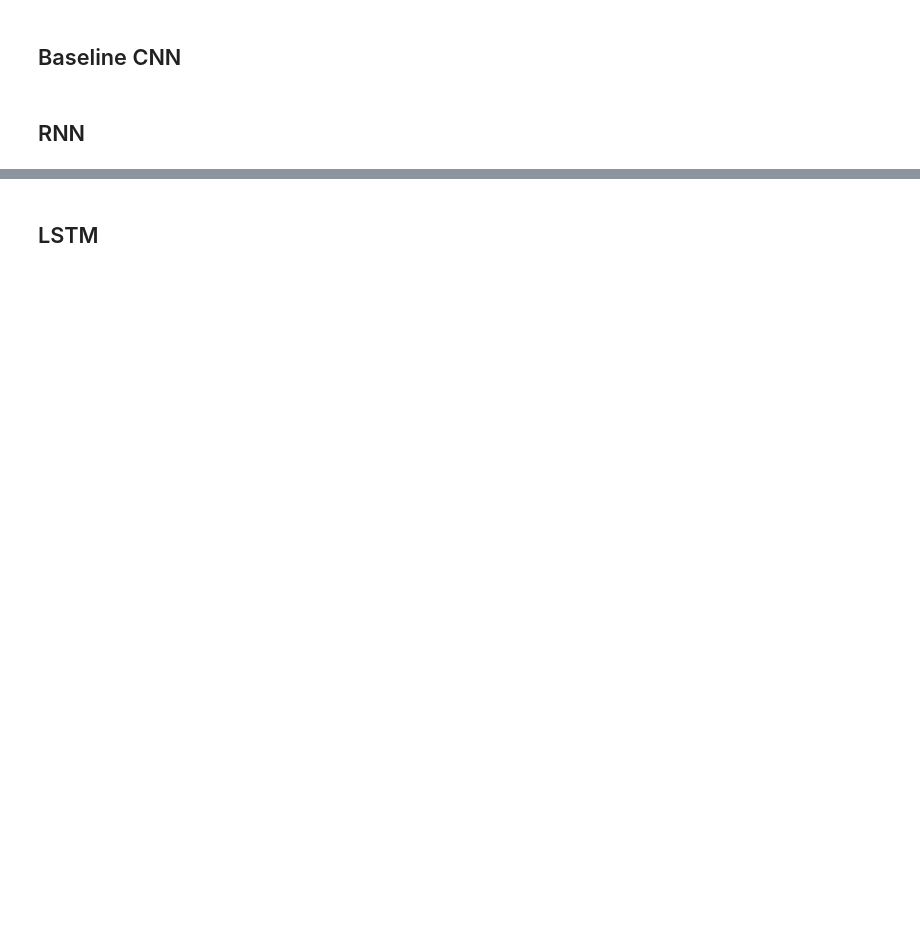
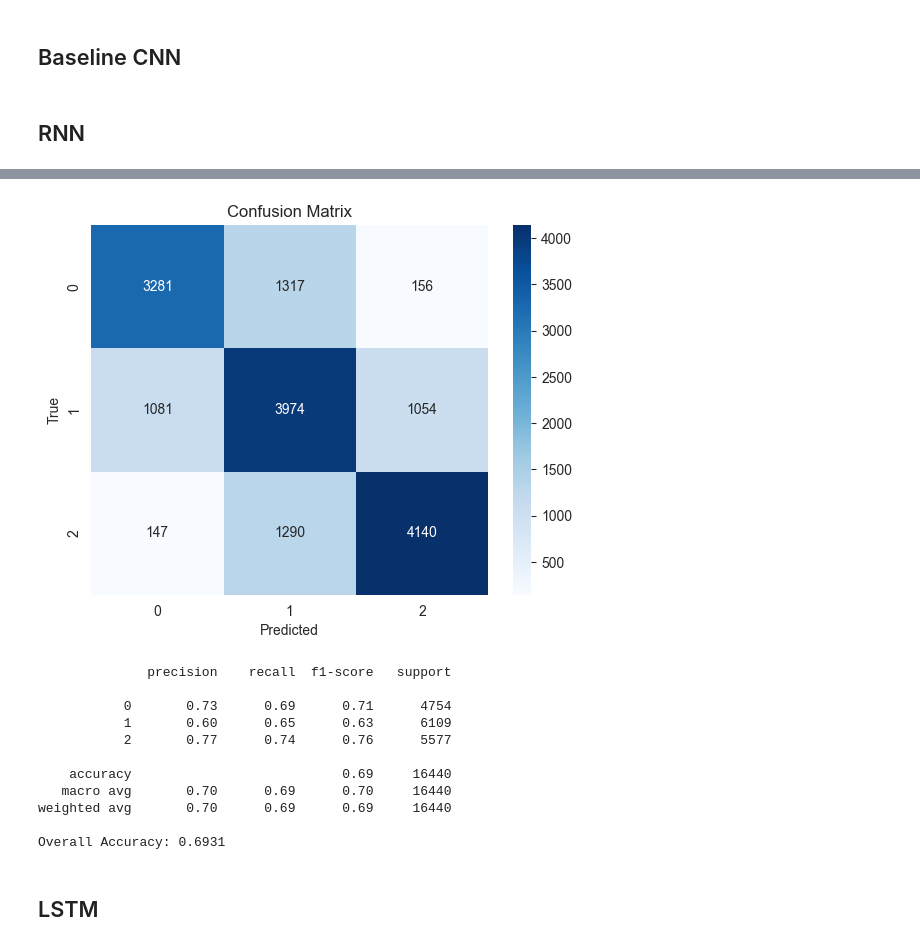
Before and after one commit to balechon/NLP_Laboratorios, a Jupyter notebook: Laboratorio5.ipynb, the cells around one changed output, grey strips where cells are left out. Cells and saved outputs as stored; diff of their text form; code cells hidden in the pictures; blank space fills up the shorter version.

```diff
--- a/Laboratorio5.ipynb
+++ b/Laboratorio5.ipynb
@@ -140,0 +326,56 @@ creamos los embeddings
+# %%
+def predict(model, loader, device):
+    model.eval()
+    all_preds = []
+    all_labels = []
+    all_probs = []  # Para almacenar las probabilidades
+
+    with torch.no_grad():
+        for batch in tqdm(loader, desc="Predicting"):
+            text, labels = batch
+            text, labels = text.to(device), labels.to(device)
+            output = model(text)
+            probs = torch.softmax(output, dim=1)
+            _, preds = torch.max(probs, 1)
+            all_preds.extend(preds.cpu().numpy())
+            all_labels.extend(labels.cpu().numpy())
+            all_probs.extend(probs.cpu().numpy())
+
+    return np.array(all_preds), np.array(all_labels), np.array(all_probs)
+
+def evaluate_model(model, test_dataset, device, batch_size=64):
+    test_loader = DataLoader(test_dataset, batch_size=batch_size, shuffle=False)
+    y_pred, y_true, y_probs = predict(model, test_loader, device)
+
+    # Calcular y mostrar la matriz de confusión
+    cm = confusion_matrix(y_true, y_pred)
+    sns.heatmap(cm, annot=True, fmt='d', cmap='Blues')
+    plt.xlabel('Predicted')
+    plt.ylabel('True')
+    plt.title('Confusion Matrix')
+    plt.show()
+
+    # Mostrar el informe de clasificación
+    print(classification_report(y_true, y_pred))
+
+    # Calcular y mostrar la precisión global
+    accuracy = accuracy_score(y_true, y_pred)
+    print(f"Overall Accuracy: {accuracy:.4f}")
+
+    return y_pred, y_true, y_probs
+# %%
+device = torch.device('cuda' if torch.cuda.is_available() else 'cpu')
+y_pred, y_true, y_probs = evaluate_model(model_rnn, test_dataset, device)
+# %% [output]
+[figure, added]
+              precision    recall  f1-score   support
+
+           0       0.73      0.69      0.71      4754
+           1       0.60      0.65      0.63      6109
+           2       0.77      0.74      0.76      5577
+
+    accuracy                           0.69     16440
+   macro avg       0.70      0.69      0.70     16440
+weighted avg       0.70      0.69      0.69     16440
+
+Overall Accuracy: 0.6931
```
Also changed, not shown: parts of 23 cells of this notebook, 1 other file.
